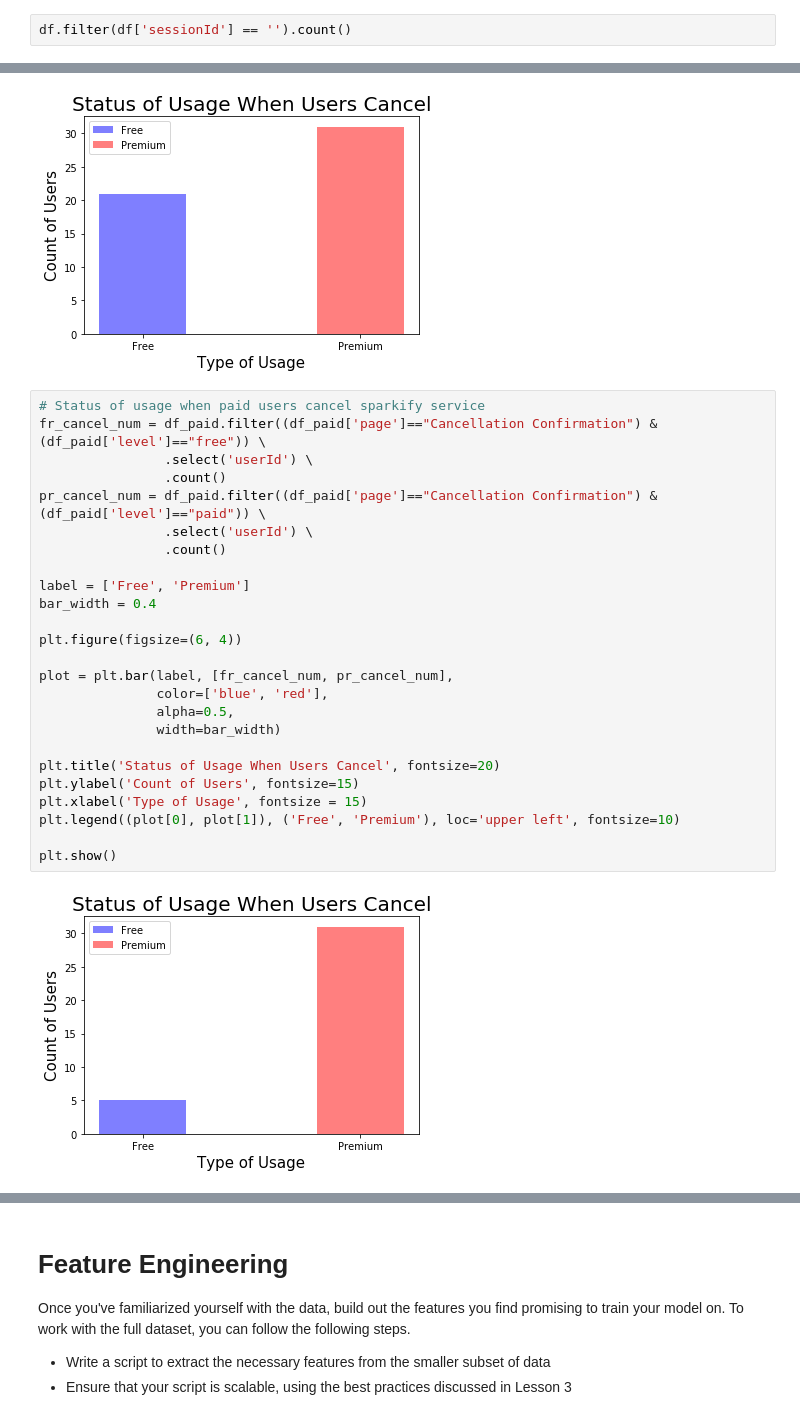
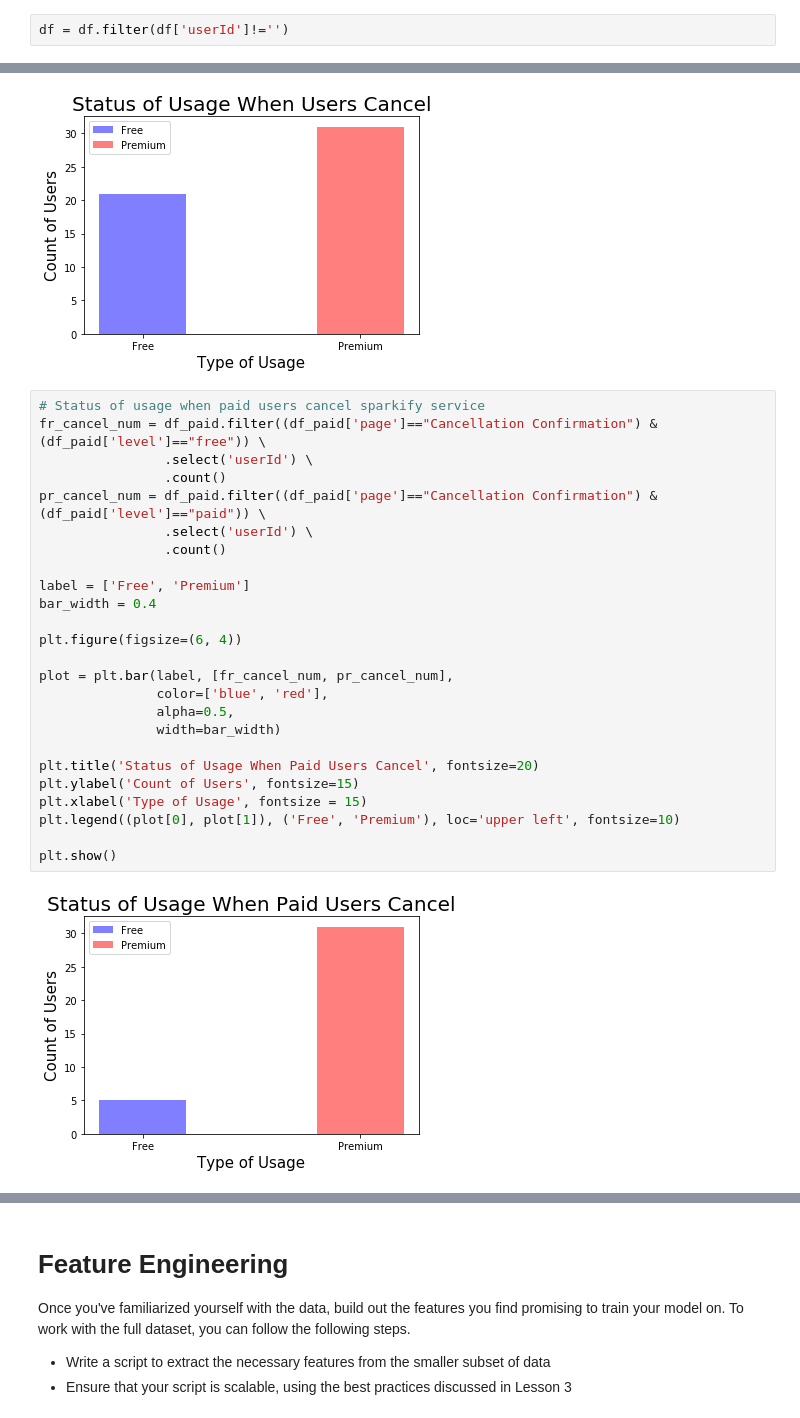
Before and after one commit to SeongbinLim94/sparkify-churn-prediction, a Jupyter notebook: code-preparation/Sparkify.ipynb, the cells around one changed output, grey strips where cells are left out. Drawn from its saved outputs; the diff is of its cells as text.

```diff
--- a/code-preparation/Sparkify.ipynb
+++ b/code-preparation/Sparkify.ipynb
@@ -63,4 +64,4 @@ df.filter(df['userId'] == '').count()
 # %% [output]
 8346
 # %%
-df.filter(df['sessionId'] == '').count()
+df = df.filter(df['userId']!='')
@@ -353,30 +351,30 @@ plt.show()
 # %%
 # Status of usage when paid users cancel sparkify service
 fr_cancel_num = df_paid.filter((df_paid['page']=="Cancellation Confirmation") & (df_paid['level']=="free")) \
                 .select('userId') \
                 .count()
 pr_cancel_num = df_paid.filter((df_paid['page']=="Cancellation Confirmation") & (df_paid['level']=="paid")) \
                 .select('userId') \
                 .count()
 
 label = ['Free', 'Premium']
 bar_width = 0.4
 
 plt.figure(figsize=(6, 4))
 
 plot = plt.bar(label, [fr_cancel_num, pr_cancel_num],
                color=['blue', 'red'],
                alpha=0.5,
                width=bar_width)
 
-plt.title('Status of Usage When Users Cancel', fontsize=20)
+plt.title('Status of Usage When Paid Users Cancel', fontsize=20)
 plt.ylabel('Count of Users', fontsize=15)
 plt.xlabel('Type of Usage', fontsize = 15)
 plt.legend((plot[0], plot[1]), ('Free', 'Premium'), loc='upper left', fontsize=10)
 
 plt.show()
 # %% [output]
-[figure, old version]
+[figure, new version]
 # %%
 # The frequency of accessing Downgrade page
 d_page_access_churn = df_churn.filter(df_churn['page']=='Downgrade') \
```
Also changed, not shown: parts of 15 cells of this notebook.
